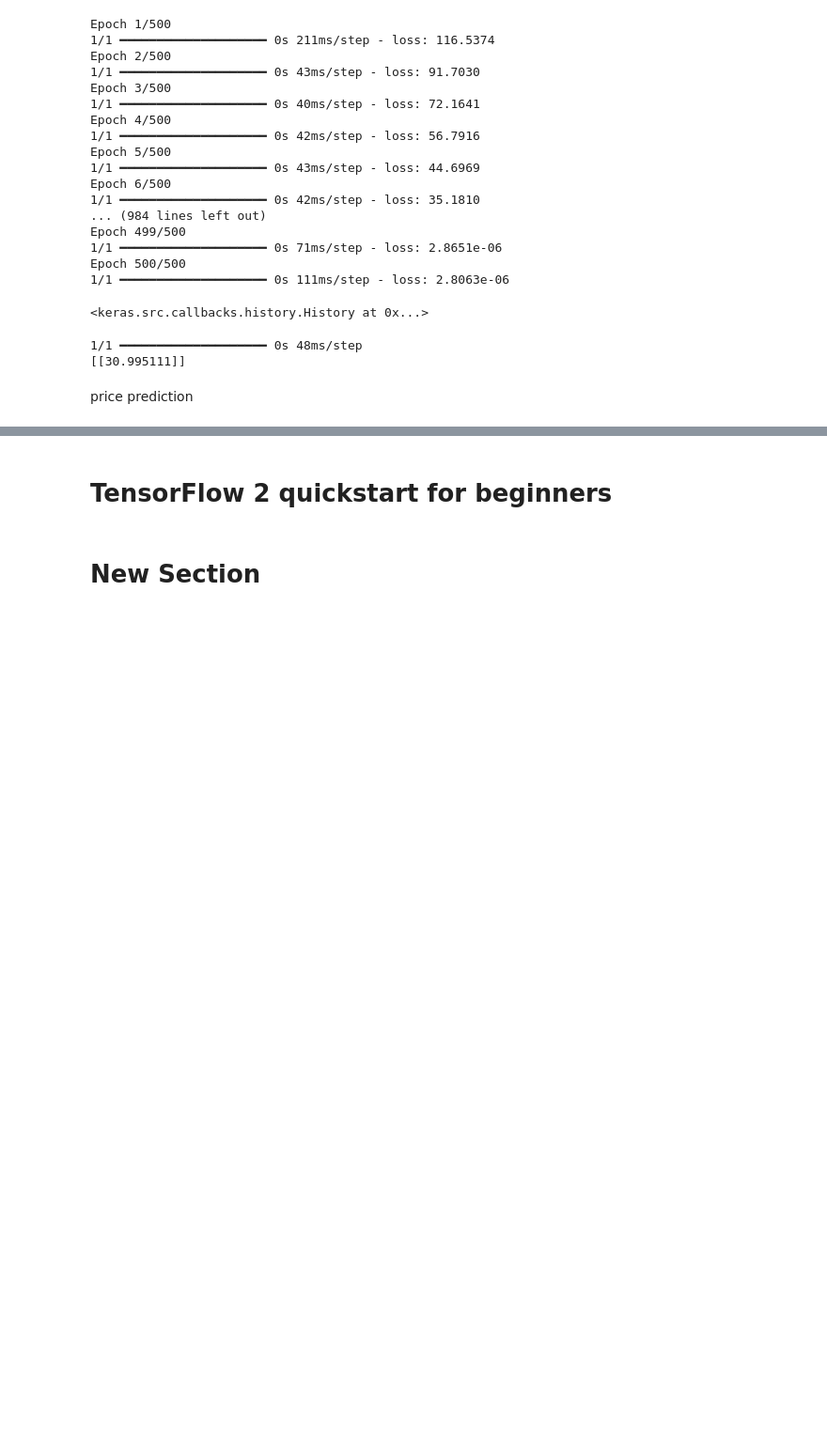
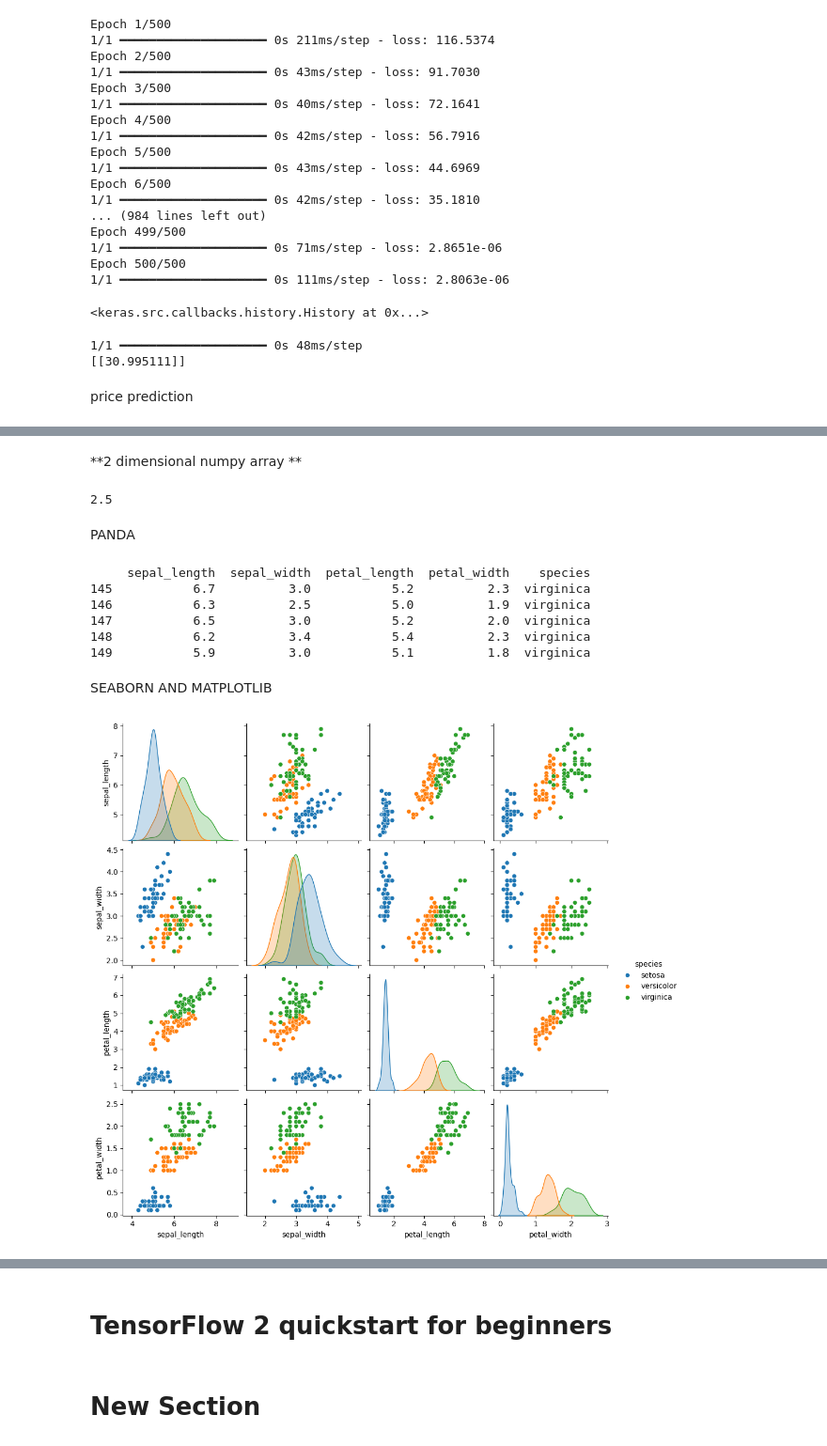
Before and after one commit to himanshi-jain20/Google-ai, a Jupyter notebook: site/en/tutorials/quickstart/beginner.ipynb, the cells around one changed output, grey strips where cells are left out. Shown at 94% size. Saved outputs shown, nothing was run; the diff lists cells and outputs as text; code cells hidden in the pictures; blank space fills up the shorter version.

```diff
--- a/site/en/tutorials/quickstart/beginner.ipynb
+++ b/site/en/tutorials/quickstart/beginner.ipynb
@@ -71,0 +112,32 @@ price prediction
+# %% [markdown]
+
+
+**2 dimensional numpy array **
+# %%
+import numpy as np
+arr=np.array([[1,2],[3,4])
+print(np.mean(arr))
+# %% [output]
+2.5
+# %% [markdown]
+PANDA
+# %%
+import pandas as pd
+df = pd.read_csv("https://raw.githubusercontent.com/mwaskom/seaborn-data/master/iris.csv")
+print(df.tail())
+# %% [output]
+     sepal_length  sepal_width  petal_length  petal_width    species
+145           6.7          3.0           5.2          2.3  virginica
+146           6.3          2.5           5.0          1.9  virginica
+147           6.5          3.0           5.2          2.0  virginica
+148           6.2          3.4           5.4          2.3  virginica
+149           5.9          3.0           5.1          1.8  virginica
+# %% [markdown]
+SEABORN AND MATPLOTLIB
+# %%
+import seaborn as sns
+import matplotlib.pyplot as plt
+sns.pairplot(df, hue='species')
+plt.show()
+# %% [output]
+[figure, added]
```
Also changed, not shown: parts of 10 cells of this notebook.
